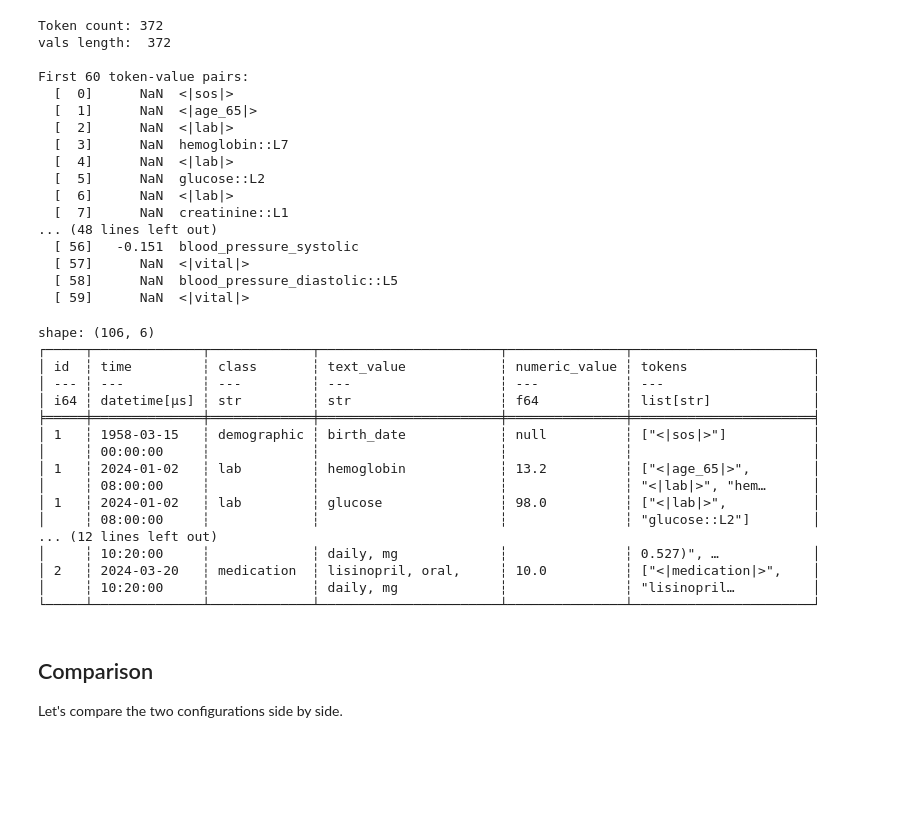
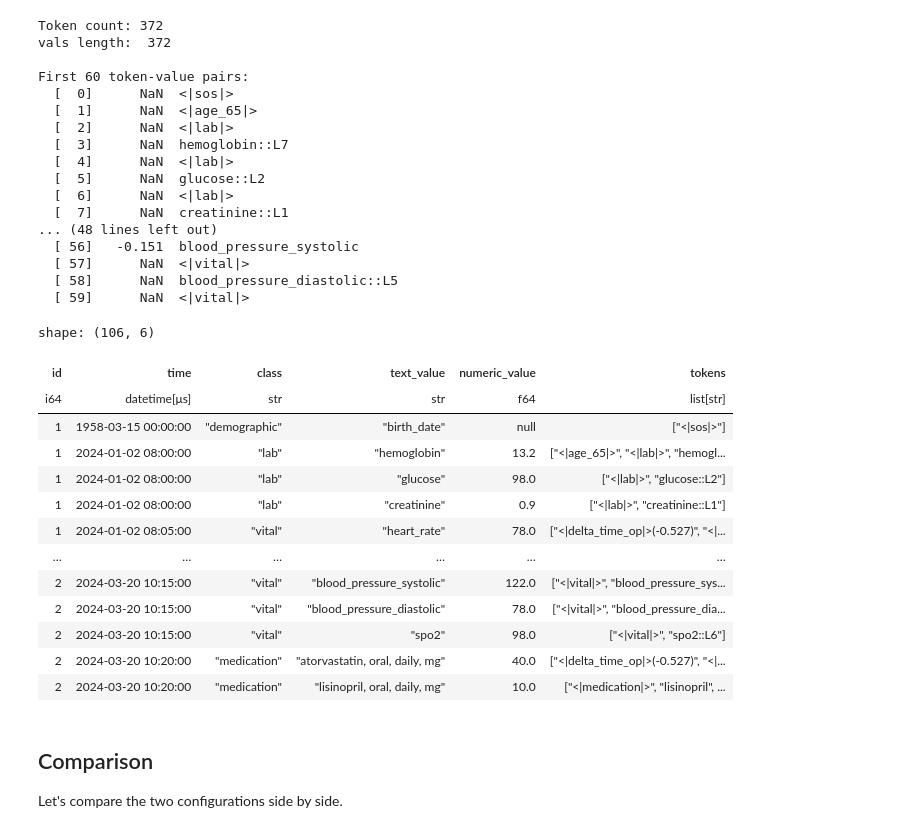
Before and after one commit to AJLozaLab/dbtoken, a Jupyter notebook: demo.ipynb, the cells around one changed output. Cells and saved outputs as stored; diff of their text form; code cells hidden in the pictures; blank space fills up the shorter version.

```diff
--- a/demo.ipynb
+++ b/demo.ipynb
@@ -250,25 +250,22 @@ First 60 token-value pairs:
 # %%
 # Debug view: fused tokens
 dbg2 = tok2.encode_debug(df)
-print(dbg2)
+dbg2
 # %% [output]
 shape: (106, 6)
-┌─────┬──────────────┬─────────────┬───────────────────────┬───────────────┬───────────────────────┐
-│ id  ┆ time         ┆ class       ┆ text_value            ┆ numeric_value ┆ tokens                │
-│ --- ┆ ---          ┆ ---         ┆ ---                   ┆ ---           ┆ ---                   │
-│ i64 ┆ datetime[μs] ┆ str         ┆ str                   ┆ f64           ┆ list[str]             │
-╞═════╪══════════════╪═════════════╪═══════════════════════╪═══════════════╪═══════════════════════╡
-│ 1   ┆ 1958-03-15   ┆ demographic ┆ birth_date            ┆ null          ┆ ["<|sos|>"]           │
-│     ┆ 00:00:00     ┆             ┆                       ┆               ┆                       │
-│ 1   ┆ 2024-01-02   ┆ lab         ┆ hemoglobin            ┆ 13.2          ┆ ["<|age_65|>",        │
-│     ┆ 08:00:00     ┆             ┆                       ┆               ┆ "<|lab|>", "hem…      │
-│ 1   ┆ 2024-01-02   ┆ lab         ┆ glucose               ┆ 98.0          ┆ ["<|lab|>",           │
-│     ┆ 08:00:00     ┆             ┆                       ┆               ┆ "glucose::L2"]        │
-... (12 lines left out)
-│     ┆ 10:20:00     ┆             ┆ daily, mg             ┆               ┆ 0.527)", …            │
-│ 2   ┆ 2024-03-20   ┆ medication  ┆ lisinopril, oral,     ┆ 10.0          ┆ ["<|medication|>",    │
-│     ┆ 10:20:00     ┆             ┆ daily, mg             ┆               ┆ "lisinopril…          │
-└─────┴──────────────┴─────────────┴───────────────────────┴───────────────┴───────────────────────┘
+| id | time | class | text_value | numeric_value | tokens |
+| i64 | datetime[μs] | str | str | f64 | list[str] |
+| 1 | 1958-03-15 00:00:00 | "demographic" | "birth_date" | null | ["<|sos|>"] |
+| 1 | 2024-01-02 08:00:00 | "lab" | "hemoglobin" | 13.2 | ["<|age_65|>", "<|lab|>", "hemogl... |
+| 1 | 2024-01-02 08:00:00 | "lab" | "glucose" | 98.0 | ["<|lab|>", "glucose::L2"] |
+| 1 | 2024-01-02 08:00:00 | "lab" | "creatinine" | 0.9 | ["<|lab|>", "creatinine::L1"] |
+| 1 | 2024-01-02 08:05:00 | "vital" | "heart_rate" | 78.0 | ["<|delta_time_op|>(-0.527)", "<|... |
+| … | … | … | … | … | … |
+| 2 | 2024-03-20 10:15:00 | "vital" | "blood_pressure_systolic" | 122.0 | ["<|vital|>", "blood_pressure_sys... |
+| 2 | 2024-03-20 10:15:00 | "vital" | "blood_pressure_diastolic" | 78.0 | ["<|vital|>", "blood_pressure_dia... |
+| 2 | 2024-03-20 10:15:00 | "vital" | "spo2" | 98.0 | ["<|vital|>", "spo2::L6"] |
+| 2 | 2024-03-20 10:20:00 | "medication" | "atorvastatin, oral, daily, mg" | 40.0 | ["<|delta_time_op|>(-0.527)", "<|... |
+| 2 | 2024-03-20 10:20:00 | "medication" | "lisinopril, oral, daily, mg" | 10.0 | ["<|medication|>", "lisinopril", ... |
 # %% [markdown]
 ## Comparison
 
```
Also changed, not shown: parts of 1 cell of this notebook, 5 other files.
